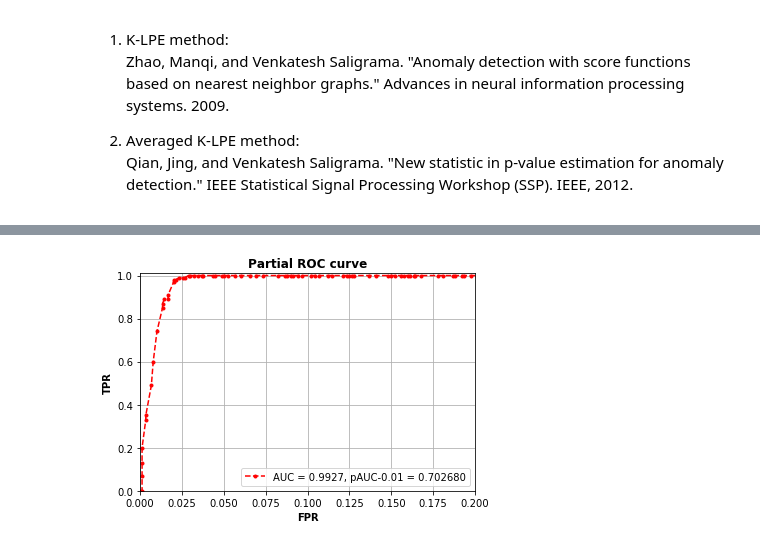
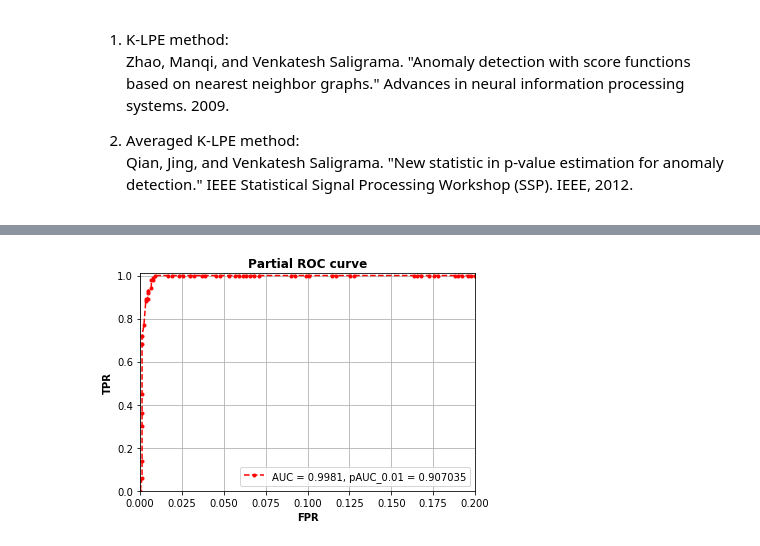
Before and after one commit to jayaram-r/KNN-anomaly-detection, a Jupyter notebook: test_localized_pvalue_estimation.ipynb, the cells around one changed output, grey strips where cells are left out. Drawn from its saved outputs; the diff is of its cells as text; code cells hidden in the pictures.

```diff
--- a/test_localized_pvalue_estimation.ipynb
+++ b/test_localized_pvalue_estimation.ipynb
@@ -28,6 +90,9 @@ n_jobs = max(cpu_count() - 2, 1)
 seed_rng = np.random.randint(1, high=10000)
 metric_primary = 'euclidean'
 shared_nearest_neighbors = False
+
 # Neighborhood size is chosen as a function of the number of data points.
 # In [1], it is recommended to chose `k = n^{2 / 5} = n^0.4`
 neighborhood_constant = 0.4
+
+max_fpr_pauc = 0.01
@@ -74,7 +99,26 @@ labels_test = np.concatenate([np.zeros(N_test_nom, dtype=np.int),
+# %%
+# Generate data according to a mixture of factor analysis (MFA) model
+np.random.seed(seed_rng)
+
+# number of mixture components
+n_components = 10
+# dimension of the observed space
+dim = 100
+# Specify a range for the latent dimension
+dim_latent_range = (10, 20)
+
+# Number of training points, test points, and proportion of anomalies in the test data
+N = 5000
+N_test = 1000
+prop_anomaly = 0.1
+
+data, data_test, labels_test = wrapper_data_generate(dim, dim_latent_range, n_components,
+                                                     N, N_test, prop_anomaly=prop_anomaly,
+                                                     anom_type='gaussian', seed_rng=seed_rng)
 # %%
 # Initialize the anomaly detection (AD) model
 detector = averaged_KLPE_anomaly_detection(
-    neighborhood_constant=0.4,
+    neighborhood_constant=neighborhood_constant,
     n_neighbors=None,
     metric=metric_primary,
     metric_kwargs=None,
@@ -83,3 +127,9 @@ detector = averaged_KLPE_anomaly_detection(
     n_jobs=n_jobs,
     seed_rng=seed_rng
 )
+
+# Fit the AD model to the nominal training data
+detector.fit(data)
+
+# Calculate the anomaly score of the test data
+scores_test = detector.score(data_test)
@@ -119,0 +136,5 @@ TPR, FPR
+# %%
+# Calculate some performance metrics
+au_roc, au_roc_partial, avg_prec, tpr_spec, fpr_spec = metrics_detection(
+    scores_test, labels_test, pos_label=1, max_fpr=max_fpr_pauc, verbose=True
+)
@@ -120,18 +152,20 @@ TPR, FPR
 # %%
 # ROC curve
+fpr_arr, tpr_arr, thresh = roc_curve(labels_test, scores_test, pos_label=1)
+
 fig = plt.figure()
-ls = "AUC = {:.4f}, pAUC-0.01 = {:.6f}".format(au_roc, au_roc_partial)
+ls = "AUC = {:.4f}, pAUC_{:.2f} = {:.6f}".format(au_roc, max_fpr_pauc, au_roc_partial)
 plt.plot(fpr_arr, tpr_arr, linestyle='--', color='r', marker='.', label=ls)
 plt.xlabel('FPR', fontweight='bold')
 plt.ylabel('TPR', fontweight='bold')
 plt.xlim([0.0, 0.2])
 plt.ylim([0.0, 1.01])
 plt.title('Partial ROC curve', fontweight='bold')
 plt.legend(loc='lower right')
 plt.grid(True)
 plt.show()
 # %% [output]
-[figure, old version]
+[figure, new version]
 # %%
 # Precision-Recall curve
 precision_arr, recall_arr, _ = precision_recall_curve(labels_test, scores_test, pos_label=1)
```
Also changed, not shown: parts of 9 cells of this notebook.
